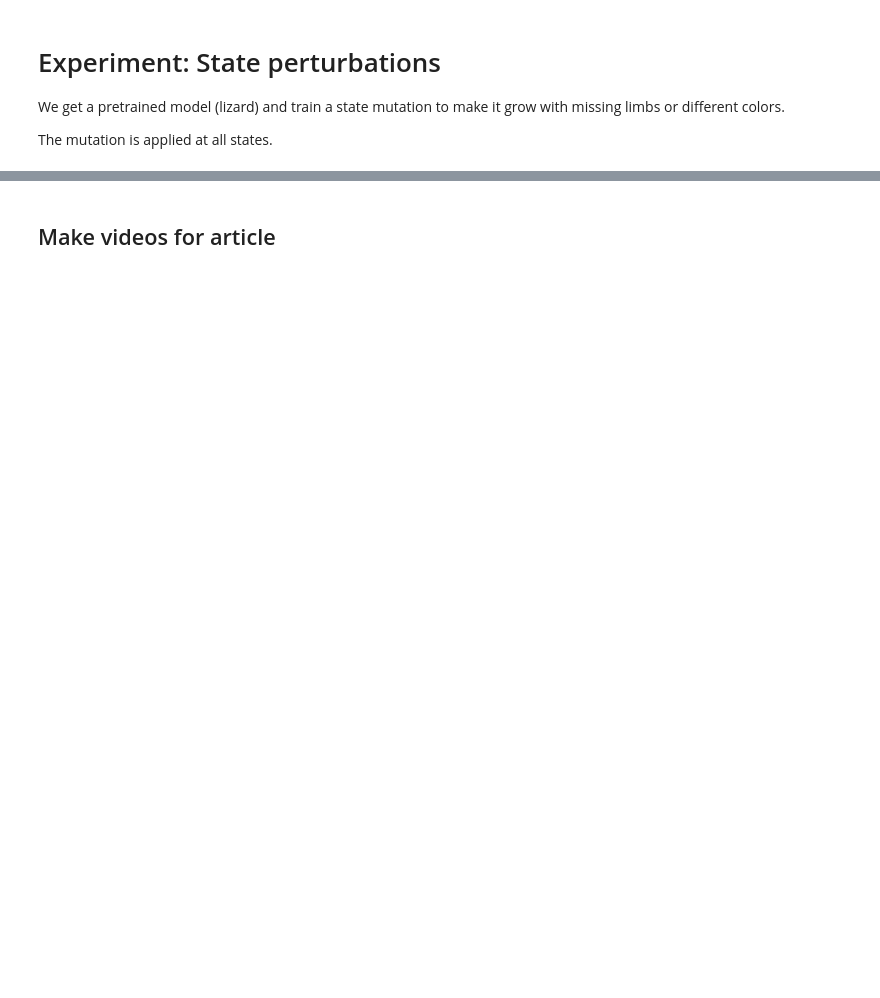
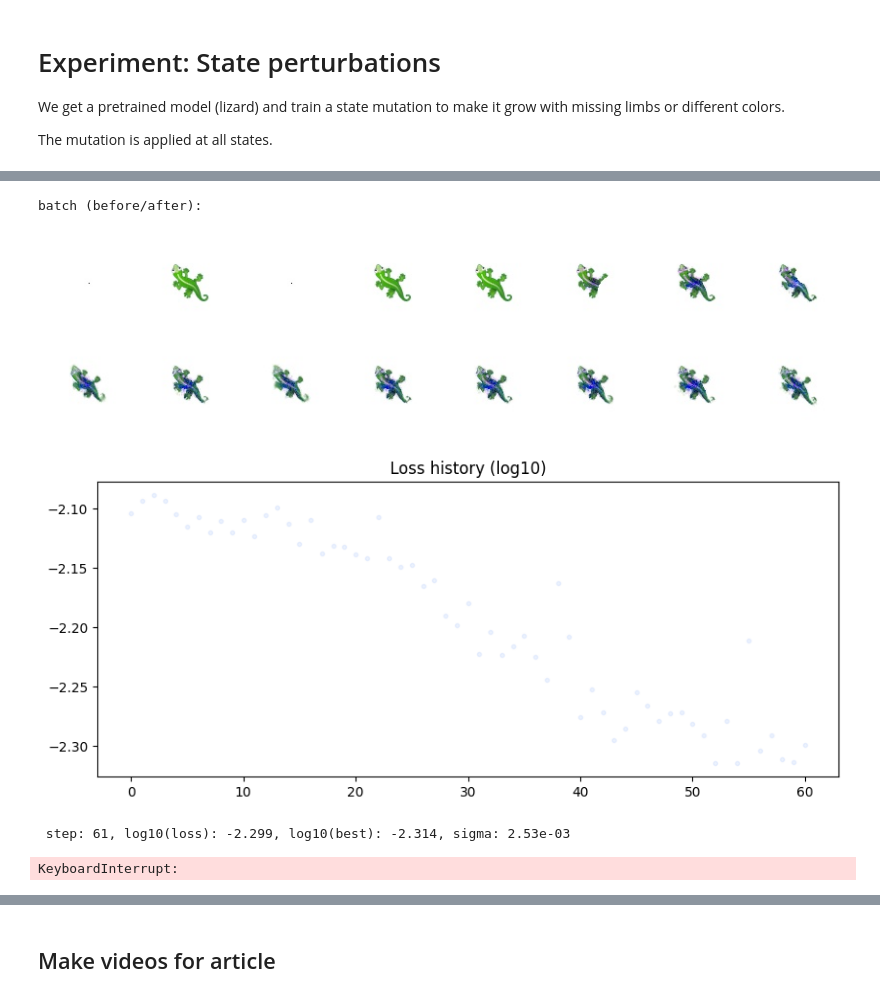
Before and after one commit to DavidMagaram/NaCo, a Jupyter notebook: ProjectNaCo/Codee/Evolutionary_Adversarial_Reprogramming_of_Growing_Neural_Cellular_Automata.ipynb, the cells around one changed output, grey strips where cells are left out. Cells and saved outputs as stored; diff of their text form; code cells hidden in the pictures; blank space fills up the shorter version.

Commit message:
Higher popsize, actual jit compile, diagnostics. Slower per step but faster convergence through bigger population size and more accurate matrix updates

```diff
--- a/ProjectNaCo/Codee/Evolutionary_Adversarial_Reprogramming_of_Growing_Neural_Cellular_Automata.ipynb
+++ b/ProjectNaCo/Codee/Evolutionary_Adversarial_Reprogramming_of_Growing_Neural_Cellular_Automata.ipynb
@@ -432,7 +494,7 @@ import cma
 N_GENERATIONS = 2000
 BATCH_SIZE = 8
 sigma0 = 0.0002
-es = cma.CMAEvolutionStrategy(init_vec, sigma0)
+es = cma.CMAEvolutionStrategy(init_vec, sigma0, {'popsize': 64})
 POPSIZE = es.popsize
 print("popsize:", POPSIZE)
 
@@ -448,13 +510,15 @@ for _k in range(136):
     _indicator[_c, _r, _k] = 1.0
 indicator_tf = tf.constant(_indicator)
 
-@tf.function
+@tf.function(jit_compile=True)
 def evaluate_batch(x_init, V, iter_n):
     # x_init: [B, H, W, C]   shared starting state, broadcast to every candidate
     # V:      [P, 136]       all CMA-ES candidate vectors stacked
     # iter_n: scalar int32   number of NCA steps (variable per generation)
     # returns: x_final [P, B, H, W, C], losses_per_candidate [P]
-    P = POPSIZE
+    # P comes from V's static shape, so changing popsize triggers a clean retrace
+    # rather than a shape-mismatch crash from a stale Python closure.
+    P = V.shape[0]
     B, H, W, C = x_init.shape
     M = tf.einsum('pk,ijk->pij', V, indicator_tf)              # [P, 16, 16]
     x = tf.tile(x_init[None], [P, 1, 1, 1, 1])                  # [P, B, H, W, C]
@@ -471,6 +535,7 @@ def evaluate_batch(x_init, V, iter_n):
     x_flat = tf.reshape(x, [P * B, H, W, C])
     losses = tf.reshape(loss_f(x_flat), [P, B])
     return x, tf.reduce_mean(losses, axis=1)
+
 
 for gen in range(N_GENERATIONS):
   iter_n = np.random.randint(64, 96)
@@ -481,31 +546,38 @@ for gen in range(N_GENERATIONS):
   x0[:1] = seed
   x0[1:2] = x0_seed[0]
   if DAMAGE_N:
     damage = 1.0-make_circle_masks(DAMAGE_N, h, w).numpy()[..., None]
     x0[-DAMAGE_N:] *= damage
 
   candidates = es.ask()                                          # list of POPSIZE arrays of shape (136,)
   V = tf.constant(np.stack(candidates).astype(np.float32))       # [P, 136]
   x_init_t = tf.constant(x0)
   xs_out, fitnesses_t = evaluate_batch(
       x_init_t, V, tf.constant(iter_n, dtype=tf.int32))
   fitnesses = fitnesses_t.numpy().tolist()
   es.tell(candidates, fitnesses)
   elite_idx = int(np.argmin(fitnesses))
   elite_x = xs_out[elite_idx]                                    # tf tensor [B, H, W, C]
 
   batch.x[:] = elite_x.numpy()
   batch.commit()
 
   step_i = len(loss_log)
   loss_log.append(min(fitnesses))
 
   if step_i%10 == 0:
     generate_pool_figures(pool, step_i)
   if step_i%10 == 0:
     clear_output()
     visualize_batch(x0, elite_x, step_i)
     plot_loss(loss_log)
     export_model(ca, 'train_log/%04d'%step_i)
 
-  print('\r step: %d, log10(loss): %.3f' % (len(loss_log), np.log10(min(fitnesses))), end='')
+  print(f"\r step: {len(loss_log)}, log10(loss): {np.log10(min(fitnesses)):.3f}, "
+      f"log10(best): {np.log10(min(loss_log)):.3f}, sigma: {es.sigma:.2e}", end='')
+# %% [output]
+batch (before/after):
+[figure, added]
+[figure, added]
+ step: 61, log10(loss): -2.299, log10(best): -2.314, sigma: 2.53e-03
+KeyboardInterrupt:
```
Also changed, not shown: parts of 10 cells of this notebook.
